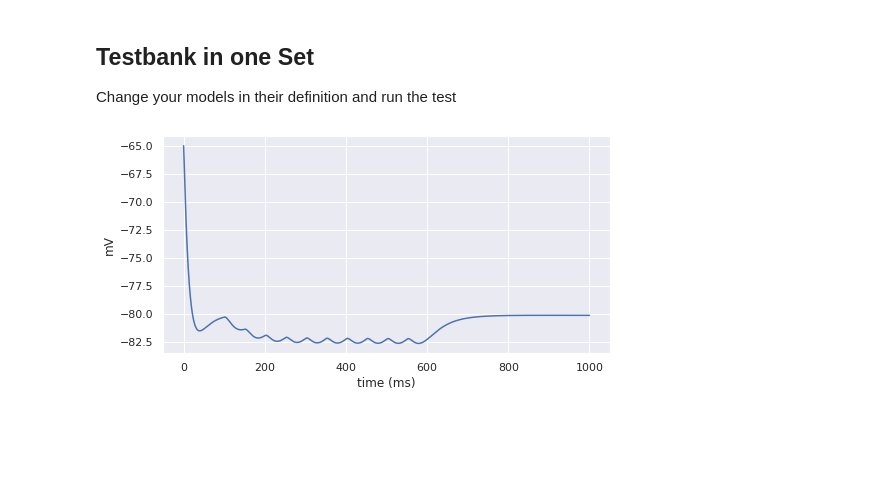
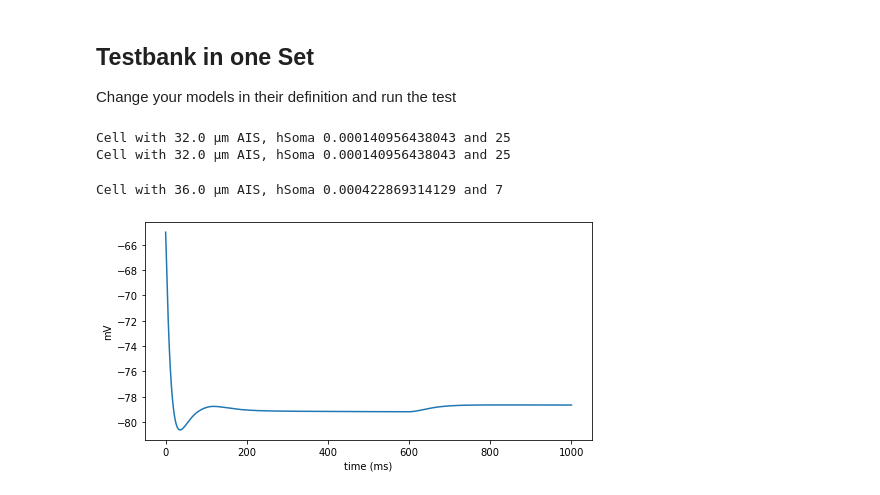
Before and after one commit to jhnnsrs/layer5-pyramidal-model, a Jupyter notebook: notebooks/CompleteTestbank.ipynb, the cells around one changed output. Cells and saved outputs as stored; diff of their text form; code cells hidden in the pictures; blank space fills up the shorter version.

```diff
--- a/notebooks/CompleteTestbank.ipynb
+++ b/notebooks/CompleteTestbank.ipynb
@@ -18,8 +18,8 @@ def CombinedTestBank():
 
     nsteps = 5
 
-    ais = np.linspace(32,36,nsteps)
-    synapses = np.linspace(10,25,nsteps)
+    ais = np.linspace(30,36,nsteps)
+    synapses = np.linspace(25,7,nsteps)
     hmod = np.linspace(1,3,nsteps)
 
     def stepLayout(hmod, aisl, synapses):
@@ -47,8 +47,12 @@ def CombinedTestBank():
 
 
 items = CombinedTestBank()
+# %% [output]
+Cell with 32.0 µm AIS, hSoma 0.000140956438043 and 25
+Cell with 32.0 µm AIS, hSoma 0.000140956438043 and 25
 # %%
-trace = generic.stimulate(items[4][2], {"dur":500, "delay": 100, "amp": 0})
+trace = generic.stimulate(items[4][3], {"dur":500, "delay": 100, "amp": 0}, synmodifier= 0.03, interval= 7)
 generic.plotTrace(trace)
 # %% [output]
+Cell with 36.0 µm AIS, hSoma 0.000422869314129 and 7
-[figure, old version]
+[figure, new version]
```
Also changed, not shown: parts of 11 cells of this notebook, 6 other files.
